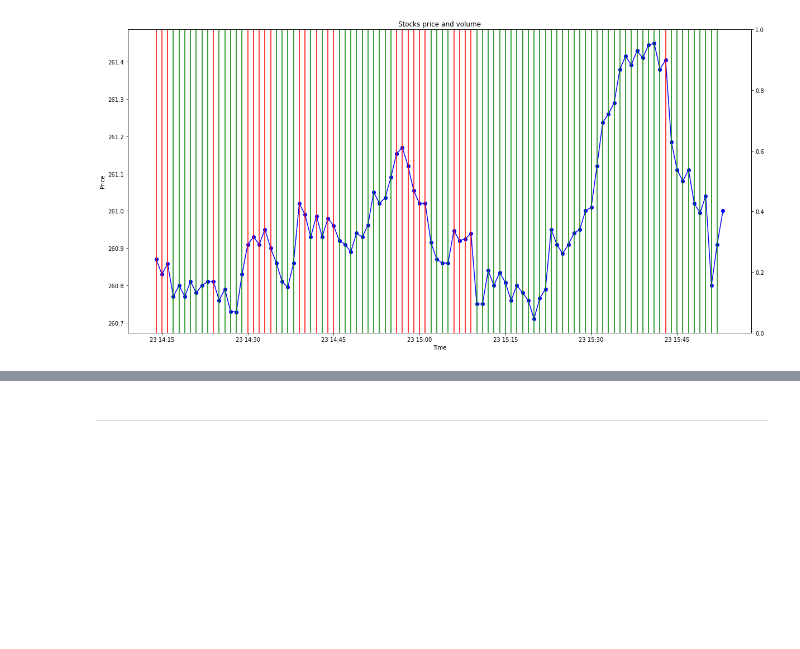
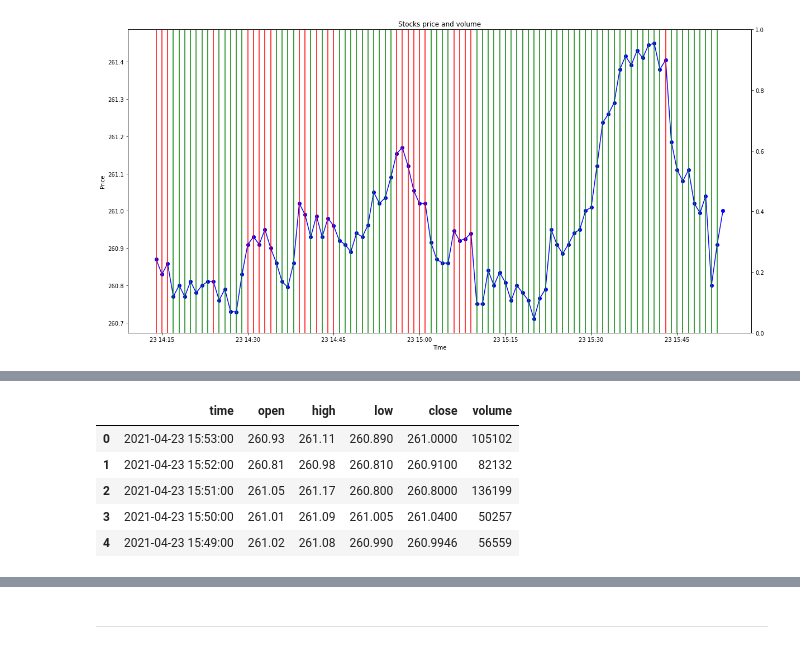
Before and after one commit to Varun487/BinaryOptions_DeepLearning, a Jupyter notebook: Models/Backtesting.ipynb, the cells around one changed output, grey strips where cells are left out. Saved outputs shown, nothing was run; the diff lists cells and outputs as text; code cells hidden in the pictures; blank space fills up the shorter version.

```diff
--- a/Models/Backtesting.ipynb
+++ b/Models/Backtesting.ipynb
@@ -1539,0 +1734,10 @@ Text(0.5, 1.0, '')
+# %%
+df = stock[['time','open','high','low','close','volume']]
+df.head()
+# %% [output]
+|  | time | open | high | low | close | volume |
+| 0 | 2021-04-23 15:53:00 | 260.93 | 261.11 | 260.890 | 261.0000 | 105102 |
+| 1 | 2021-04-23 15:52:00 | 260.81 | 260.98 | 260.810 | 260.9100 | 82132 |
+| 2 | 2021-04-23 15:51:00 | 261.05 | 261.17 | 260.800 | 260.8000 | 136199 |
+| 3 | 2021-04-23 15:50:00 | 261.01 | 261.09 | 261.005 | 261.0400 | 50257 |
+| 4 | 2021-04-23 15:49:00 | 261.02 | 261.08 | 260.990 | 260.9946 | 56559 |
```
Also changed, not shown: parts of 24 cells of this notebook.
